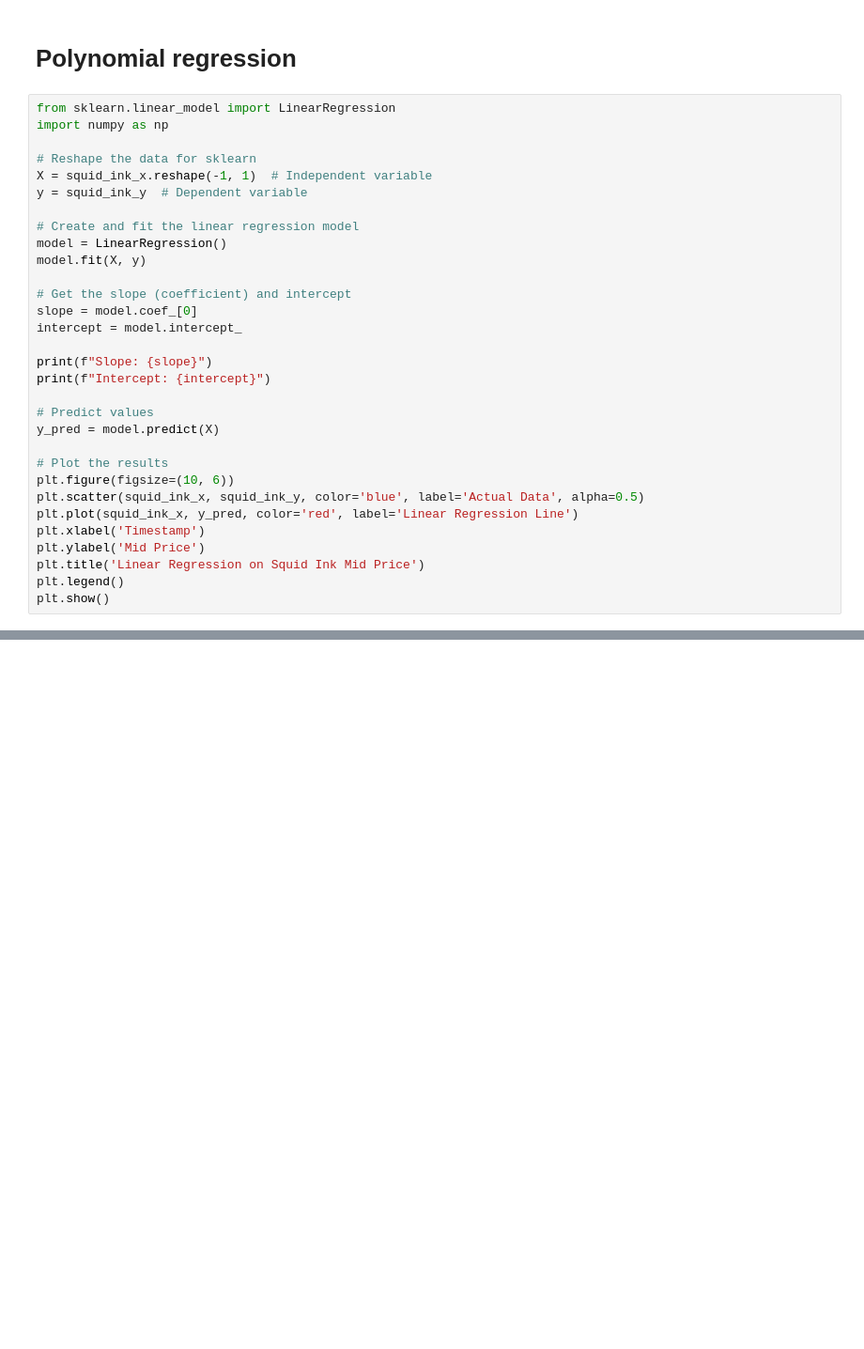
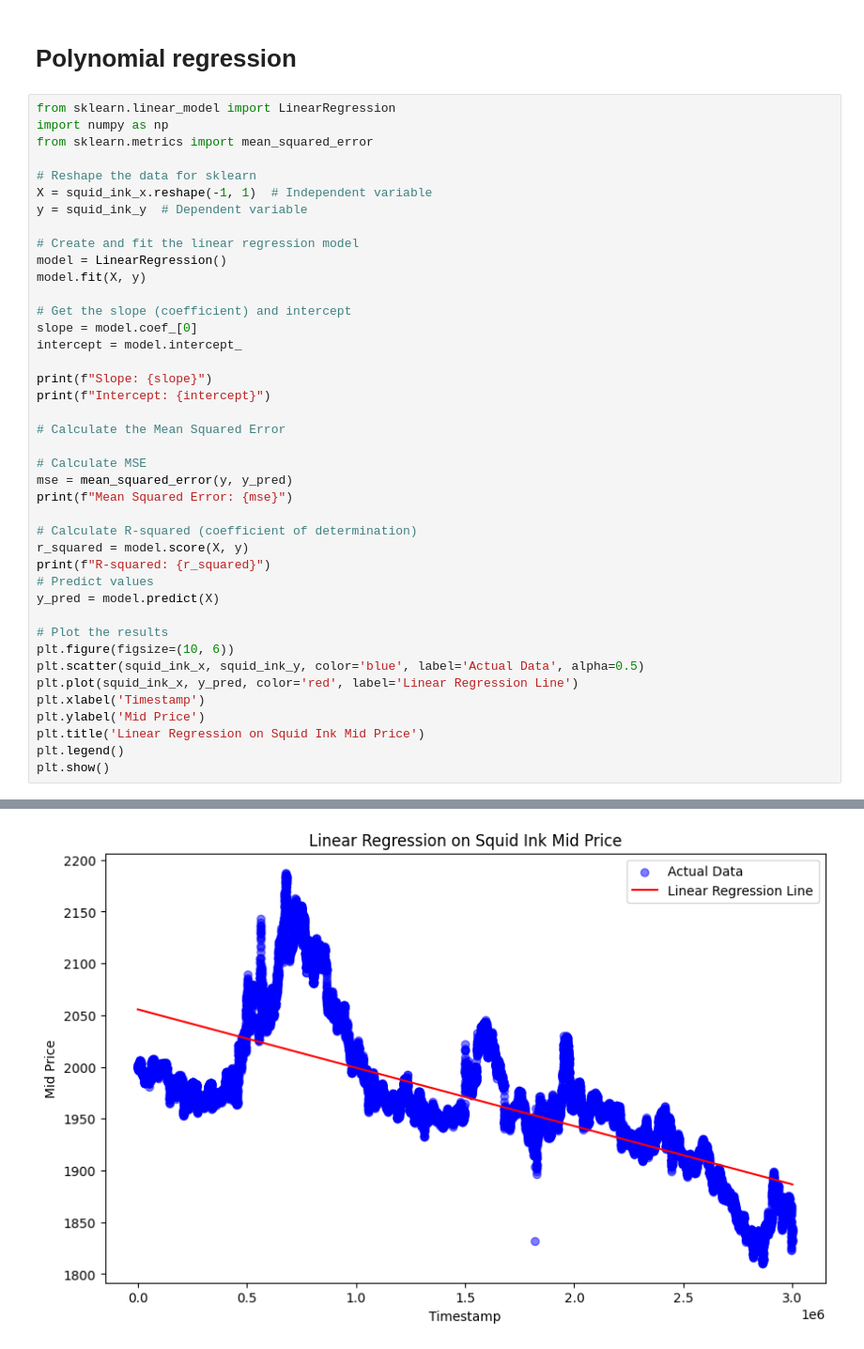
Before and after one commit to SamyakSS83/paradis-island-imckechode, a Jupyter notebook: Round_1/Algorithmic_trading/data_bottle_analysis.ipynb, the cells around one changed output, grey strips where cells are left out. Shown at 94% size. Saved outputs shown, nothing was run; the diff lists cells and outputs as text; blank space fills up the shorter version.

```diff
--- a/Round_1/Algorithmic_trading/data_bottle_analysis.ipynb
+++ b/Round_1/Algorithmic_trading/data_bottle_analysis.ipynb
@@ -130,6 +130,7 @@ plt.show()
 # %%
 from sklearn.linear_model import LinearRegression
 import numpy as np
+from sklearn.metrics import mean_squared_error
 
 # Reshape the data for sklearn
 X = squid_ink_x.reshape(-1, 1)  # Independent variable
@@ -146,6 +147,15 @@ intercept = model.intercept_
 print(f"Slope: {slope}")
 print(f"Intercept: {intercept}")
 
+# Calculate the Mean Squared Error
+
+# Calculate MSE
+mse = mean_squared_error(y, y_pred)
+print(f"Mean Squared Error: {mse}")
+
+# Calculate R-squared (coefficient of determination)
+r_squared = model.score(X, y)
+print(f"R-squared: {r_squared}")
 # Predict values
 y_pred = model.predict(X)
 
@@ -158,3 +168,4 @@ plt.ylabel('Mid Price')
 plt.title('Linear Regression on Squid Ink Mid Price')
 plt.legend()
 plt.show()
+# %% [output]
@@ -160,0 +176 @@ plt.show()
+[figure, added]
```
Also changed, not shown: parts of 1 cell of this notebook, 4 other files.
